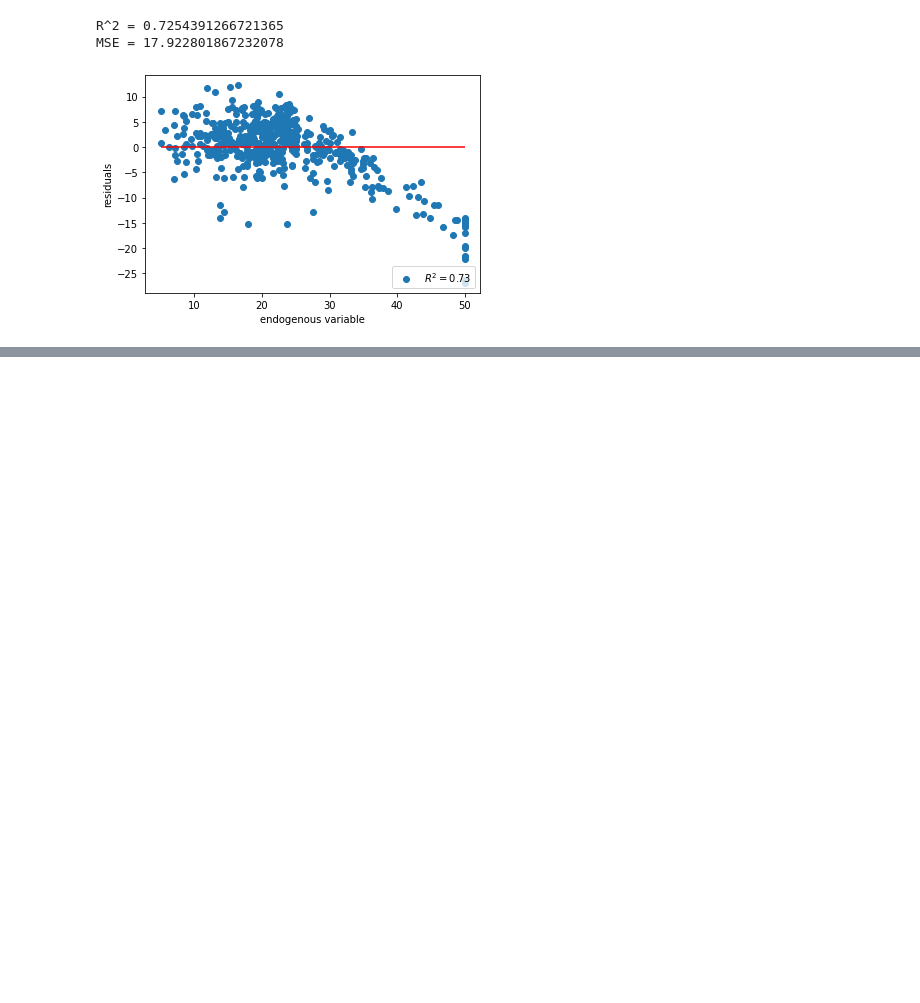
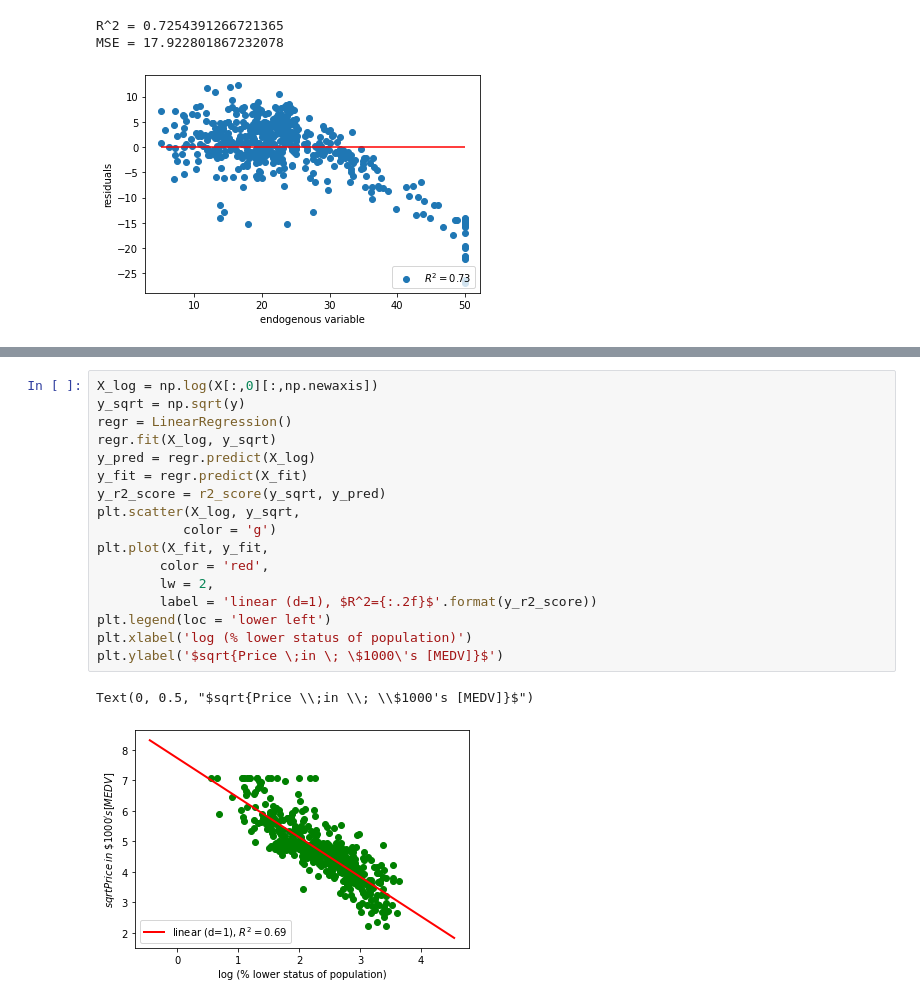
Before and after one commit to Barten74/Econometrics, a Jupyter notebook: Лаб_2_МЛР.ipynb, the cells around one changed output, grey strips where cells are left out. Cells and saved outputs as stored; diff of their text form; blank space fills up the shorter version.

```diff
--- a/Лаб_2_МЛР.ipynb
+++ b/Лаб_2_МЛР.ipynb
@@ -558,0 +585,20 @@ MSE = 17.922801867232078
+# %%
+X_log = np.log(X[:,0][:,np.newaxis])
+y_sqrt = np.sqrt(y)
+regr = LinearRegression()
+regr.fit(X_log, y_sqrt)
+y_pred = regr.predict(X_log)
+y_fit = regr.predict(X_fit)
+y_r2_score = r2_score(y_sqrt, y_pred)
+plt.scatter(X_log, y_sqrt,
+           color = 'g')
+plt.plot(X_fit, y_fit,
+        color = 'red',
+        lw = 2,
+        label = 'linear (d=1), $R^2={:.2f}$'.format(y_r2_score))
+plt.legend(loc = 'lower left')
+plt.xlabel('log (% lower status of population)')
+plt.ylabel('$sqrt{Price \;in \; \$1000\'s [MEDV]}$')
+# %% [output]
+Text(0, 0.5, "$sqrt{Price \\;in \\; \\$1000's [MEDV]}$")
+[figure, added]
```
Also changed, not shown: parts of 5 cells of this notebook.
